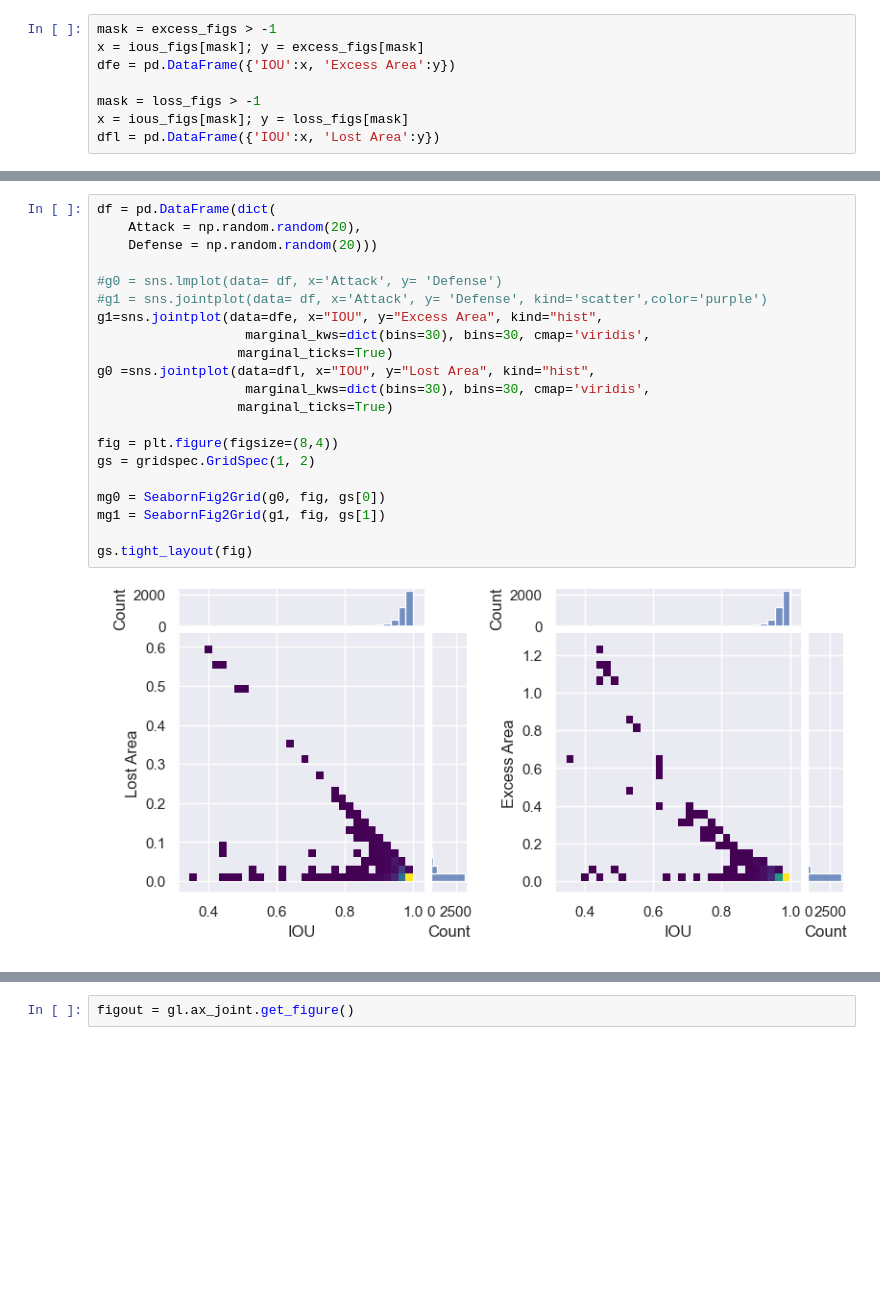
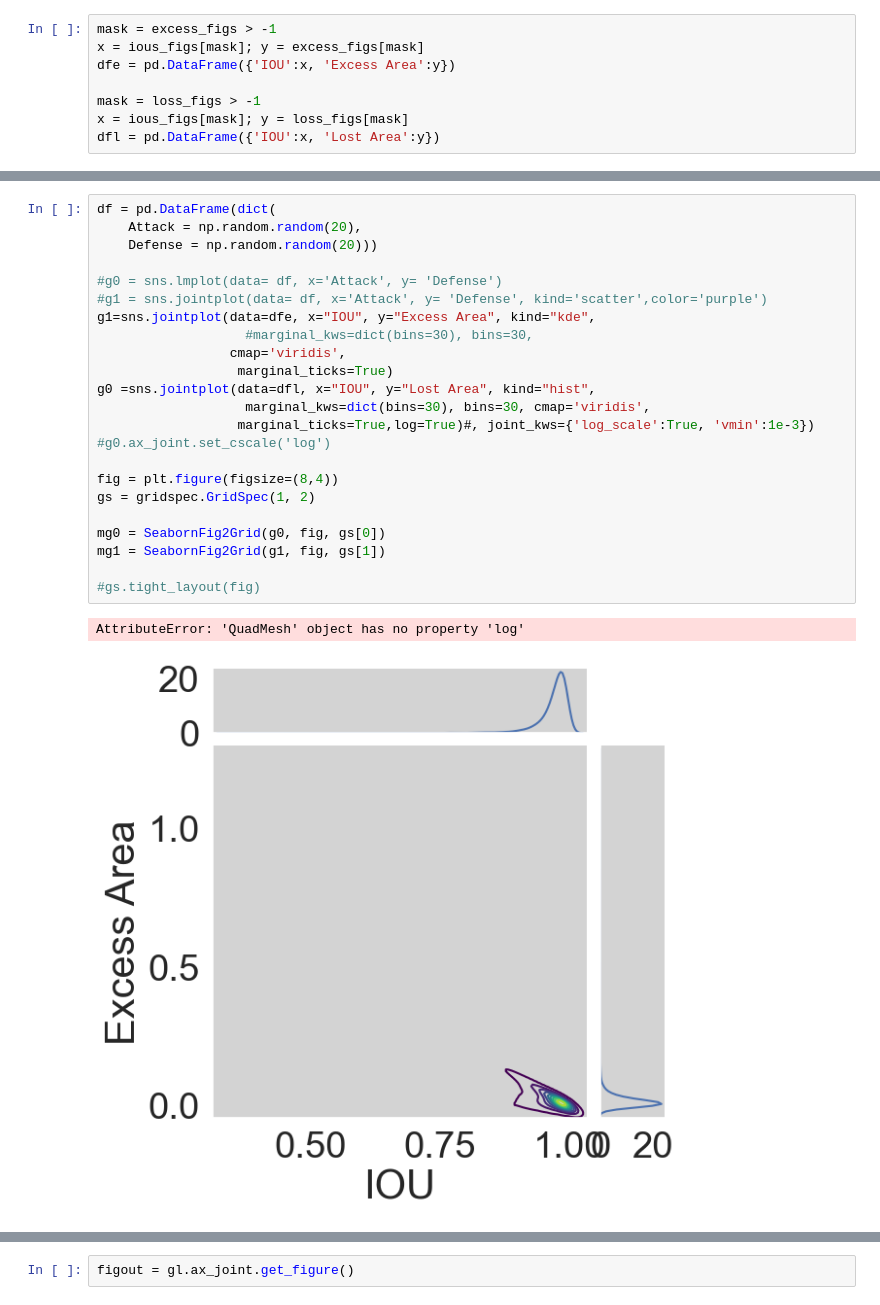
Before and after one commit to ReadingTimeMachine/digitization_at_high_localization, a Jupyter notebook: iou_vs_metrics_of_interest.ipynb, the cells around one changed output, grey strips where cells are left out. Cells and saved outputs as stored; diff of their text form; blank space fills up the shorter version.

```diff
--- a/iou_vs_metrics_of_interest.ipynb
+++ b/iou_vs_metrics_of_interest.ipynb
@@ -696,23 +727,26 @@ dfl = pd.DataFrame({'IOU':x, 'Lost Area':y})
 # %%
 df = pd.DataFrame(dict(
     Attack = np.random.random(20),
     Defense = np.random.random(20)))
 
 #g0 = sns.lmplot(data= df, x='Attack', y= 'Defense')
 #g1 = sns.jointplot(data= df, x='Attack', y= 'Defense', kind='scatter',color='purple')
-g1=sns.jointplot(data=dfe, x="IOU", y="Excess Area", kind="hist",
-                   marginal_kws=dict(bins=30), bins=30, cmap='viridis',
+g1=sns.jointplot(data=dfe, x="IOU", y="Excess Area", kind="kde",
+                   #marginal_kws=dict(bins=30), bins=30,
+                 cmap='viridis',
                   marginal_ticks=True)
 g0 =sns.jointplot(data=dfl, x="IOU", y="Lost Area", kind="hist",
                    marginal_kws=dict(bins=30), bins=30, cmap='viridis',
-                  marginal_ticks=True)
+                  marginal_ticks=True,log=True)#, joint_kws={'log_scale':True, 'vmin':1e-3})
+#g0.ax_joint.set_cscale('log')
 
 fig = plt.figure(figsize=(8,4))
 gs = gridspec.GridSpec(1, 2)
 
 mg0 = SeabornFig2Grid(g0, fig, gs[0])
 mg1 = SeabornFig2Grid(g1, fig, gs[1])
 
-gs.tight_layout(fig)
+#gs.tight_layout(fig)
 # %% [output]
+AttributeError: 'QuadMesh' object has no property 'log'
-[figure, old version]
+[figure, new version]
```
Also changed, not shown: parts of 11 cells of this notebook.
